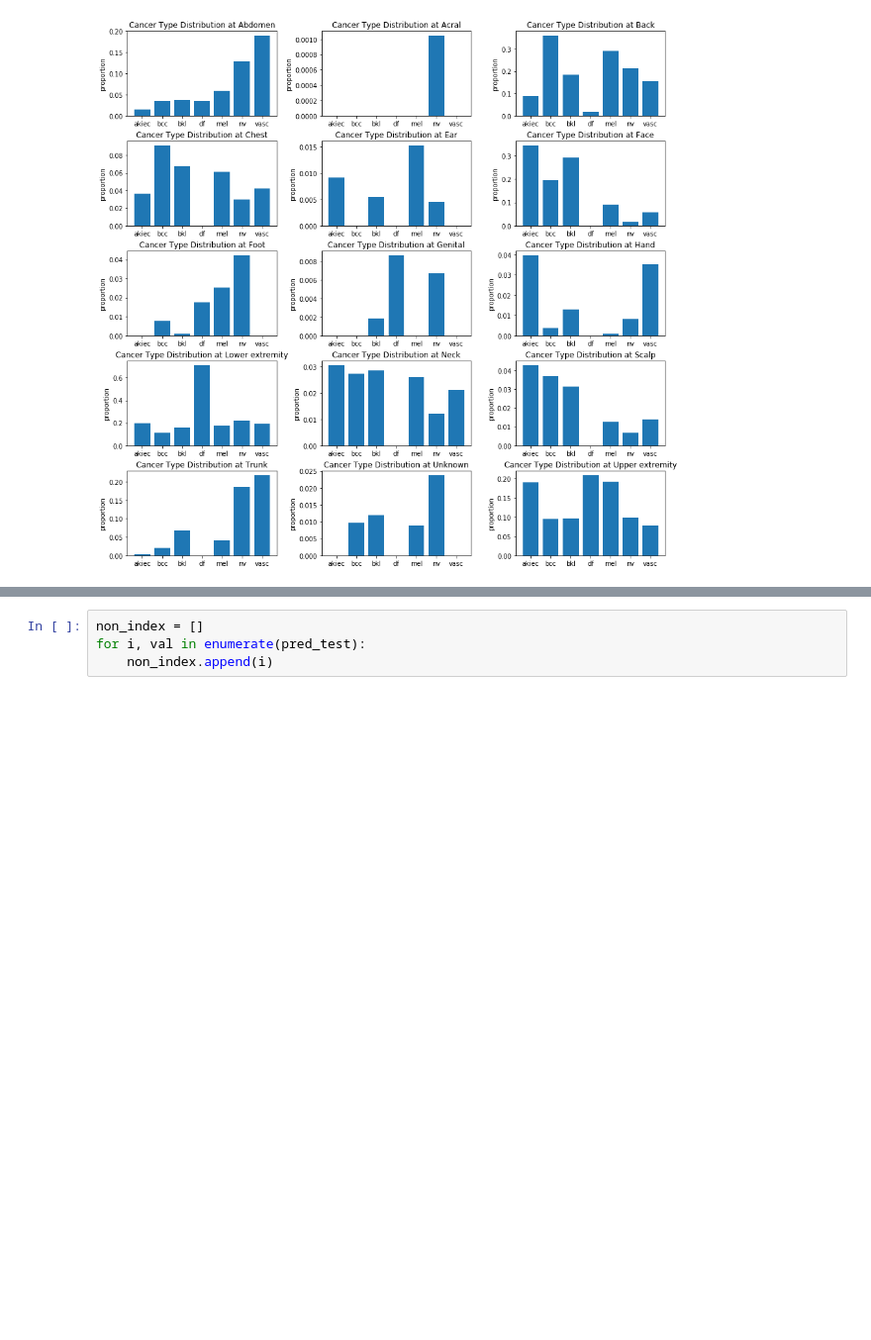
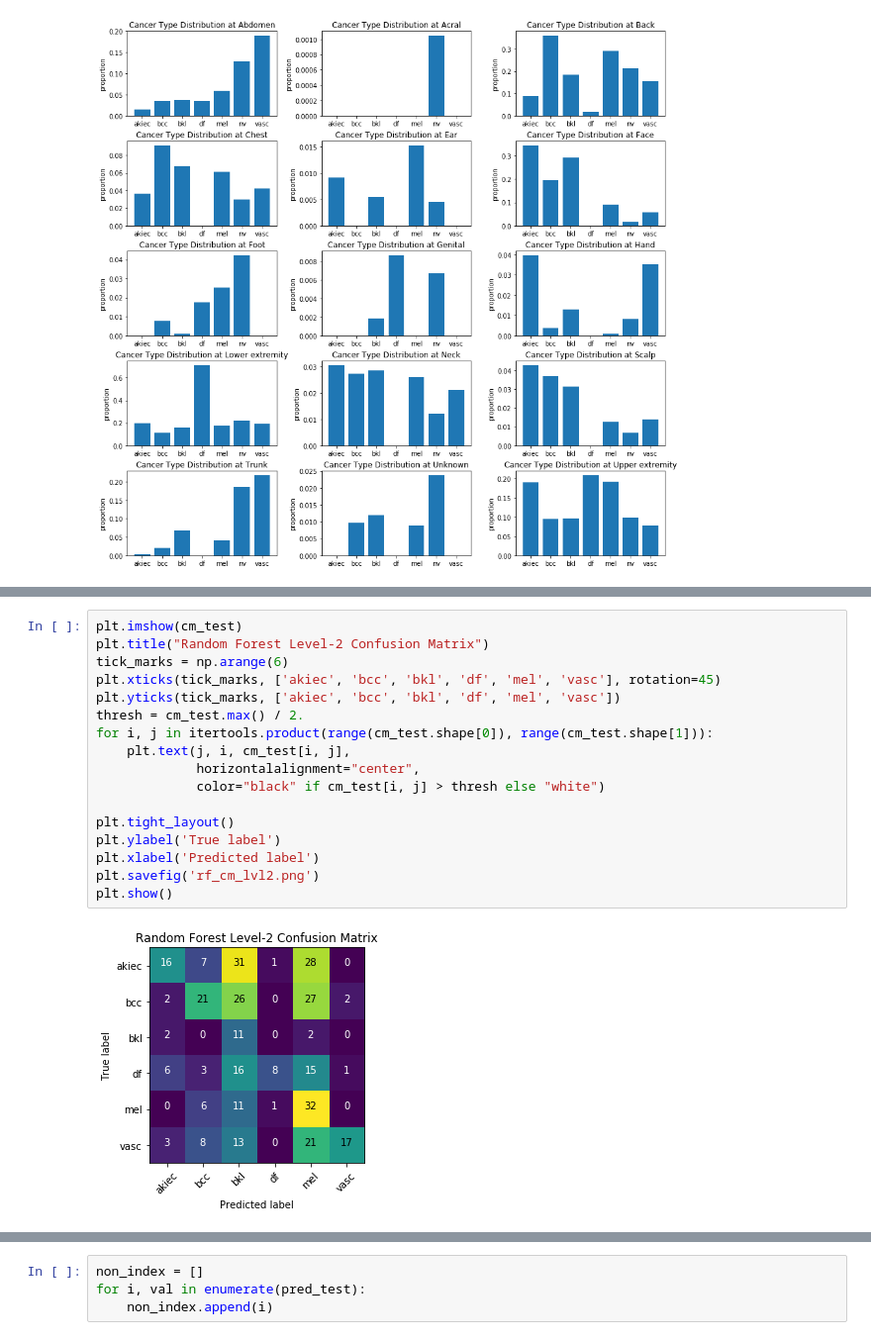
Before and after one commit to ankit-shukla-dev/SkinCancerClassification, a Jupyter notebook: CSV_Model.ipynb, the cells around one changed output, grey strips where cells are left out. Shown: that part at 99% size. Drawn from its saved outputs; the diff is of its cells as text; blank space fills up the shorter version.

```diff
--- a/CSV_Model.ipynb
+++ b/CSV_Model.ipynb
@@ -179,3 +175,22 @@ Test Error:  0.6646884272997033 Training Error:  0.6673421141506248
+# %%
+plt.imshow(cm_test)
+plt.title("Random Forest Level-2 Confusion Matrix")
+tick_marks = np.arange(6)
+plt.xticks(tick_marks, ['akiec', 'bcc', 'bkl', 'df', 'mel', 'vasc'], rotation=45)
+plt.yticks(tick_marks, ['akiec', 'bcc', 'bkl', 'df', 'mel', 'vasc'])
+thresh = cm_test.max() / 2.
+for i, j in itertools.product(range(cm_test.shape[0]), range(cm_test.shape[1])):
+    plt.text(j, i, cm_test[i, j],
+             horizontalalignment="center",
+             color="black" if cm_test[i, j] > thresh else "white")
+
+plt.tight_layout()
+plt.ylabel('True label')
+plt.xlabel('Predicted label')
+plt.savefig('rf_cm_lvl2.png')
+plt.show()
+# %% [output]
+[figure, added]
 # %%
 further_test = clf.predict(x_test)
 further_index = []
```
Also changed, not shown: parts of 26 cells of this notebook.
